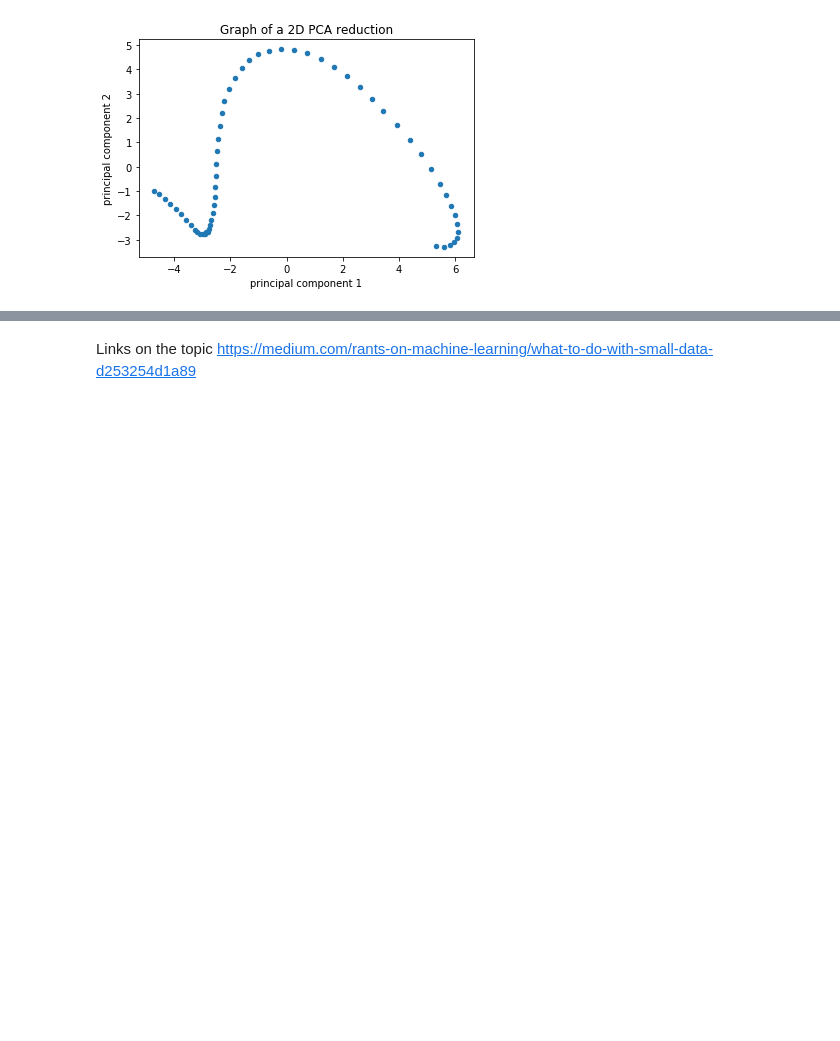
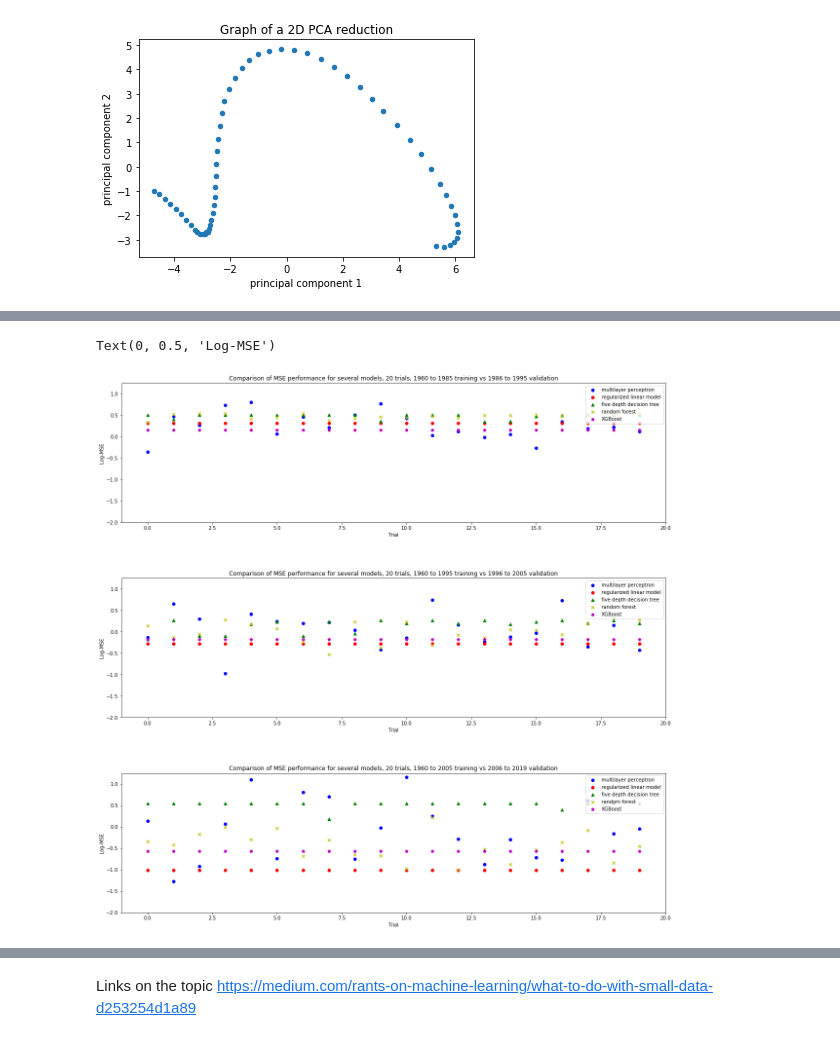
Before and after one commit to doodger/dataScience, a Jupyter notebook: finance.ipynb, the cells around one changed output, grey strips where cells are left out. Cells and saved outputs as stored; diff of their text form; code cells hidden in the pictures; blank space fills up the shorter version.

```diff
--- a/finance.ipynb
+++ b/finance.ipynb
@@ -280,0 +432,2 @@ merged_df
+# %%
+nestedTesting = nestedValidation()
@@ -280,0 +453,41 @@ merged_df
+# %%
+fig, axes = plt.subplots(ncols=1, nrows=3,figsize=(20,20))
+fig.subplots_adjust(hspace = 0.4)
+plt.setp(axes, xlim=(-1,20),ylim=(-2,1.25))
+
+
+#First time period
+axes[0].title.set_text("Comparison of MSE performance for several models, 20 trials, 1960 to 1985 training vs 1986 to 1995 validation")
+axes[0].scatter([i for i in range(20)], [np.log10(j[5]) for j in nestedTesting[0]], c='b', label="multilayer perceptron")
+axes[0].scatter([i for i in range(20)], [np.log10(j[2]) for j in nestedTesting[0]], c='r', label="regularized linear model")
+axes[0].scatter([i for i in range(20)], [np.log10(j[4]) for j in nestedTesting[0]], c='g', marker = "^", label="five depth decision tree")
+axes[0].scatter([i for i in range(20)], [np.log10(j[6]) for j in nestedTesting[0]], c='y', marker = "x", label="random forest")
+axes[0].scatter([i for i in range(20)], [np.log10(j[8]) for j in nestedTesting[0]], c='m', marker = "p", label="XGBoost")
+axes[0].legend(loc = "upper right")
+axes[0].set_xlabel("Trial")
+axes[0].set_ylabel("Log-MSE")
+
+#Second time period
+axes[1].title.set_text("Comparison of MSE performance for several models, 20 trials, 1960 to 1995 training vs 1996 to 2005 validation")
+axes[1].scatter([i for i in range(20)], [np.log10(j[5]) for j in nestedTesting[1]], c='b', label="multilayer perceptron")
+axes[1].scatter([i for i in range(20)], [np.log10(j[2]) for j in nestedTesting[1]], c='r', label="regularized linear model")
+axes[1].scatter([i for i in range(20)], [np.log10(j[4]) for j in nestedTesting[1]], c='g', marker = "^", label="five depth decision tree")
+axes[1].scatter([i for i in range(20)], [np.log10(j[6]) for j in nestedTesting[1]], c='y', marker = "x", label="random forest")
+axes[1].scatter([i for i in range(20)], [np.log10(j[8]) for j in nestedTesting[1]], c='m', marker = "p", label="XGBoost")
+axes[1].legend(loc = "upper right")
+axes[1].set_xlabel("Trial")
+axes[1].set_ylabel("Log-MSE")
+
+#Third time period
+axes[2].title.set_text("Comparison of MSE performance for several models, 20 trials, 1960 to 2005 training vs 2006 to 2019 validation")
+axes[2].scatter([i for i in range(20)], [np.log10(j[5]) for j in nestedTesting[2]], c='b', label="multilayer perceptron")
+axes[2].scatter([i for i in range(20)], [np.log10(j[2]) for j in nestedTesting[2]], c='r', label="regularized linear model")
+axes[2].scatter([i for i in range(20)], [np.log10(j[4]) for j in nestedTesting[2]], c='g', marker = "^", label="five depth decision tree")
+axes[2].scatter([i for i in range(20)], [np.log10(j[6]) for j in nestedTesting[2]], c='y', marker = "x", label="random forest")
+axes[2].scatter([i for i in range(20)], [np.log10(j[8]) for j in nestedTesting[2]], c='m', marker = "p", label="XGBoost")
+axes[2].legend(loc = "upper right")
+axes[2].set_xlabel("Trial")
+axes[2].set_ylabel("Log-MSE")
+# %% [output]
+Text(0, 0.5, 'Log-MSE')
+[figure, added]
```
Also changed, not shown: parts of 25 cells of this notebook.
